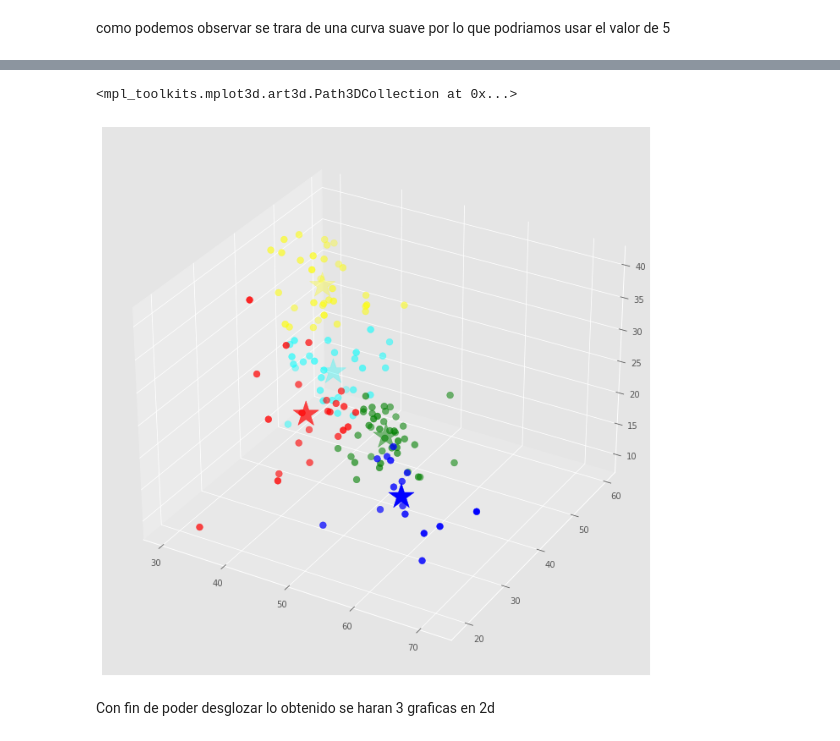
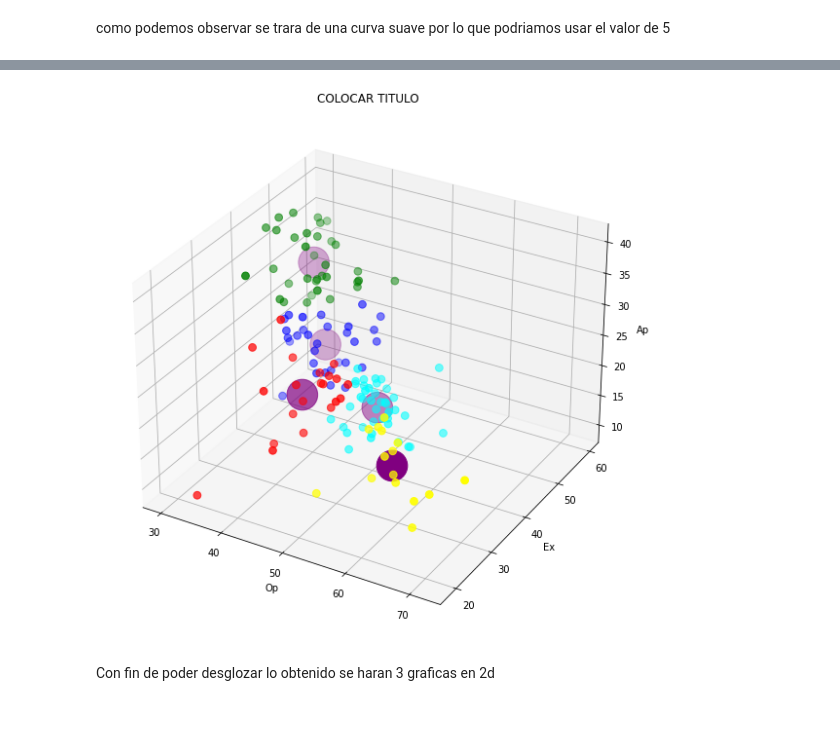
Before and after one commit to MDG99/k-means, a Jupyter notebook: 02 Twitter Analysis.ipynb, the cells around one changed output, grey strips where cells are left out. Saved outputs shown, nothing was run; the diff lists cells and outputs as text; code cells hidden in the pictures.

```diff
--- a/02 Twitter Analysis.ipynb
+++ b/02 Twitter Analysis.ipynb
@@ -5,12 +9,13 @@ Primero cargaremos las librerias a utilizar
 # %%
+import random
+import numpy as np
 import pandas as pd
-import numpy as np
+import seaborn as sb
 import matplotlib.pyplot as plt
-import seaborn as sb
 from sklearn.cluster import KMeans
 from sklearn.metrics import pairwise_distances_argmin_min
 
-%matplotlib inline
-from mpl_toolkits.mplot3d import Axes3D
-plt.rcParams['figure.figsize'] = (16, 9)
-plt.style.use('ggplot')
+
+file_name = "analisis.csv"
+data = pd.read_csv(file_name)
+data.head()
@@ -89,5 +84,6 @@ sb.pairplot(dataframe.dropna(), hue='categoria',size=4,vars=["op","ex","ag"],kin
 # %%
-X = np.array(dataframe[["op","ex","ag"]])
-y = np.array(dataframe['categoria'])
-X.shape
+X = np.array(data[["op","ex","ag"]])
+y = np.array(data['categoria'])
+
+print(f'Dimensiones: {X.shape}')
 # %% [output]
@@ -139,18 +283,23 @@ Ahora veremos como cambio la grafica 3d con respecto a la primera
 # %%
 labels = kmeans.predict(X)
 C = kmeans.cluster_centers_
 colores=['red','green','blue','cyan','yellow']
 asignar=[]
 for row in labels:
     asignar.append(colores[row])
 
-fig = plt.figure()
-ax = Axes3D(fig)
+fig = plt.figure(figsize=(20,10))
+ax = fig.add_subplot(111, projection='3d')
 ax.scatter(X[:, 0], X[:, 1], X[:, 2], c=asignar,s=60)
-ax.scatter(C[:, 0], C[:, 1], C[:, 2], marker='*', c=colores, s=1000)
+ax.scatter(C[:, 0], C[:, 1], C[:, 2], c='purple', s=1000)
+
+plt.title('COLOCAR TITULO')
+plt.xlabel('Op')
+plt.ylabel('Ex')
+ax.set_zlabel('Ap')
+plt.show()
 # %% [output]
-<mpl_toolkits.mplot3d.art3d.Path3DCollection at 0x...>
-[figure, old version]
+[figure, new version]
 # %% [markdown]
 Con fin de poder desglozar lo obtenido se haran 3 graficas en 2d
 # %%
```
Also changed, not shown: parts of 32 cells of this notebook, 1 other file.
